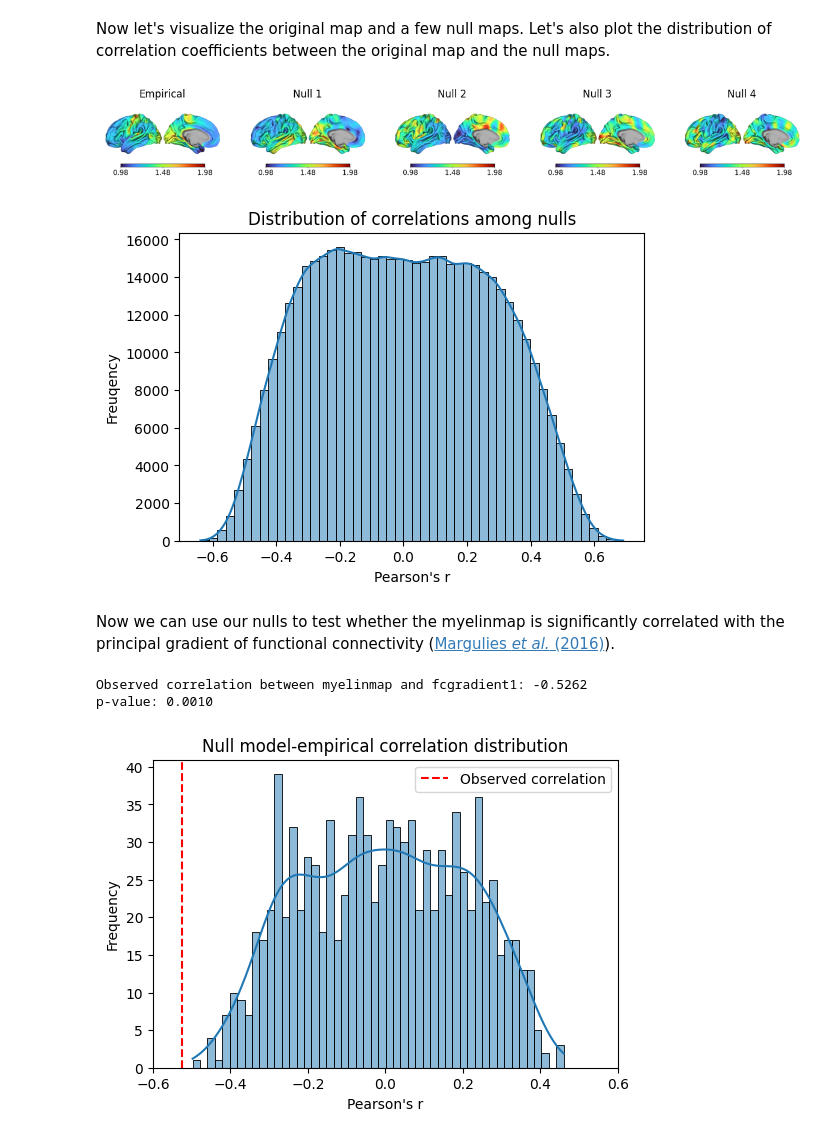
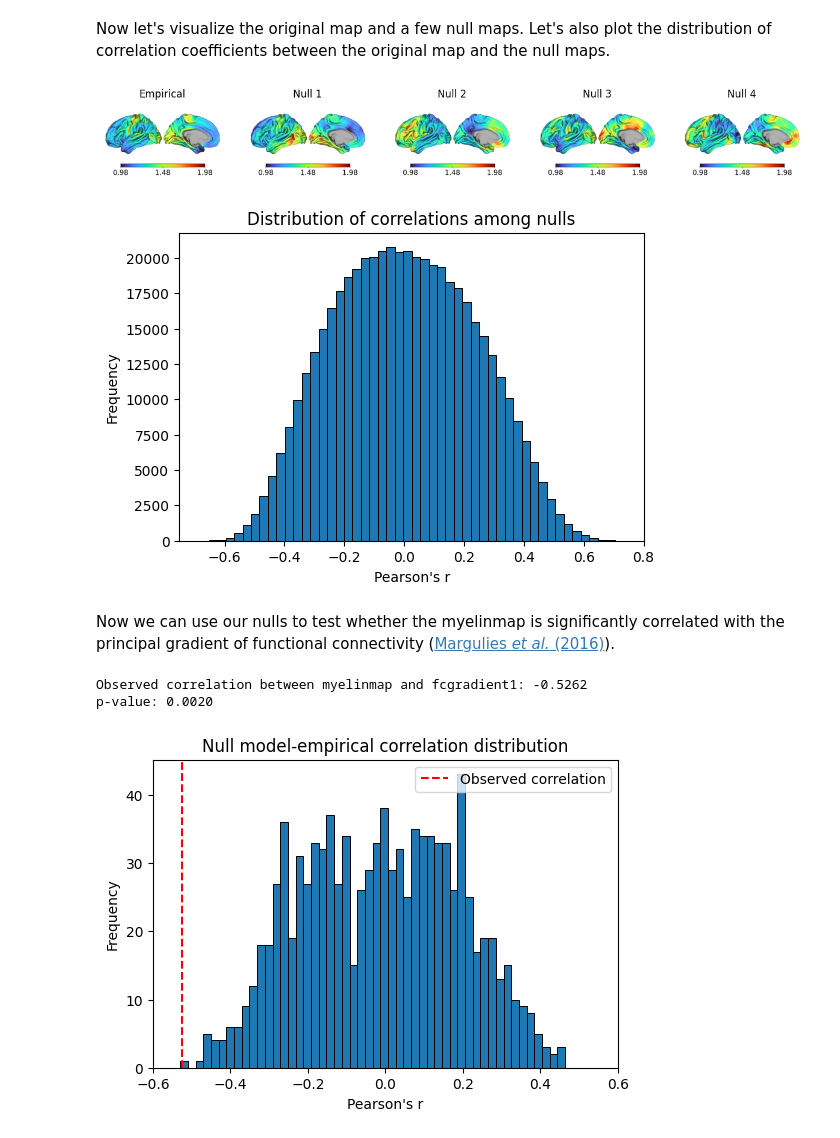
Before and after one commit to VictorBarnes/neuromodes, a Jupyter notebook: docs/tutorials/eigenstrapping.ipynb, the cells around one changed output. Drawn from its saved outputs; the diff is of its cells as text; code cells hidden in the pictures.

```diff
--- a/docs/tutorials/eigenstrapping.ipynb
+++ b/docs/tutorials/eigenstrapping.ipynb
@@ -42,7 +43,8 @@ nulls = solver.eigenstrap(
     data=myelinmap,
     n_nulls=n_nulls,
     seed=seed,
-    n_jobs=-1   # Use all available CPU cores
+    randomize=False,
+    n_jobs=1   # Use all available CPU cores
 )
 print(nulls.shape)
 # %% [output]
@@ -61,36 +54,36 @@ Now let's visualize the original map and a few null maps. Let's also plot the di
 # %%
 # Plot nulls
 lh_surfpath = files('neuromodes.data') / f'sp-human_tpl-fsLR_den-{density}_hemi-L_midthickness.surf.gii'
 
 with as_file(lh_surfpath) as lh_surfpath:
     fig1, axs = plt.subplots(1, 5, figsize=(15, 6))
     axs = axs.ravel()
     for i, ax_i in enumerate(axs):
         if i == 0:
             data = unmask(myelinmap, medmask)
             title = "Empirical"
         else:
             data = unmask(nulls[:, i-1], medmask)
             title = f"Null {i}"
 
         color_range = (np.nanpercentile(data, 5), np.nanpercentile(data, 95))
 
         plot_surf(lh_surfpath, data, cmap='turbo', color_range=None, ax=axs[i], cbar=True)
         axs[i].set_title(title)
 
 # Plot null correlation distribution
 inter_null_corrs = np.corrcoef(nulls.T)
 triu_inds = np.triu_indices_from(inter_null_corrs, k=1)
 fig2, ax2 = plt.subplots(figsize=(6, 4))
-sns.histplot(inter_null_corrs[triu_inds], bins=50, kde=True, ax=ax2)
+ax2.hist(inter_null_corrs[triu_inds], bins=50, edgecolor='black', linewidth=0.7)
 ax2.set_title("Distribution of correlations among nulls")
 ax2.set_xlabel("Pearson's r")
-ax2.set_ylabel("Freuqency")
+ax2.set_ylabel("Frequency")
 
 plt.show()
 # %% [output]
-[figure, old version]
+[figure, new version]
-[figure, old version]
+[figure, new version]
 # %% [markdown]
 Now we can use our nulls to test whether the myelinmap is significantly correlated with the principal gradient of functional connectivity ([Margulies *et al.* (2016)](https://doi.org/10.1073/pnas.1608282113)).
 # %%
@@ -108,7 +101,7 @@ print(f"p-value: {pvalue:.4f}")
 
 # Plot correlation distributions
 fig, ax_i = plt.subplots(figsize=(6, 4))
-sns.histplot(null_corrs, bins=50, kde=True, ax=ax_i)
+ax_i.hist(null_corrs, bins=50, edgecolor='black', linewidth=0.7)
 ax_i.axvline(corr, color='red', linestyle='--', label='Observed correlation')
 ax_i.set_title("Null model-empirical correlation distribution")
 ax_i.set_xlabel("Pearson's r")
@@ -118,5 +111,5 @@ ax_i.legend()
 plt.show()
 # %% [output]
 Observed correlation between myelinmap and fcgradient1: -0.5262
-p-value: 0.0010
+p-value: 0.0020
-[figure, old version]
+[figure, new version]
```
Also changed, not shown: parts of 4 cells of this notebook, 4 other files.
